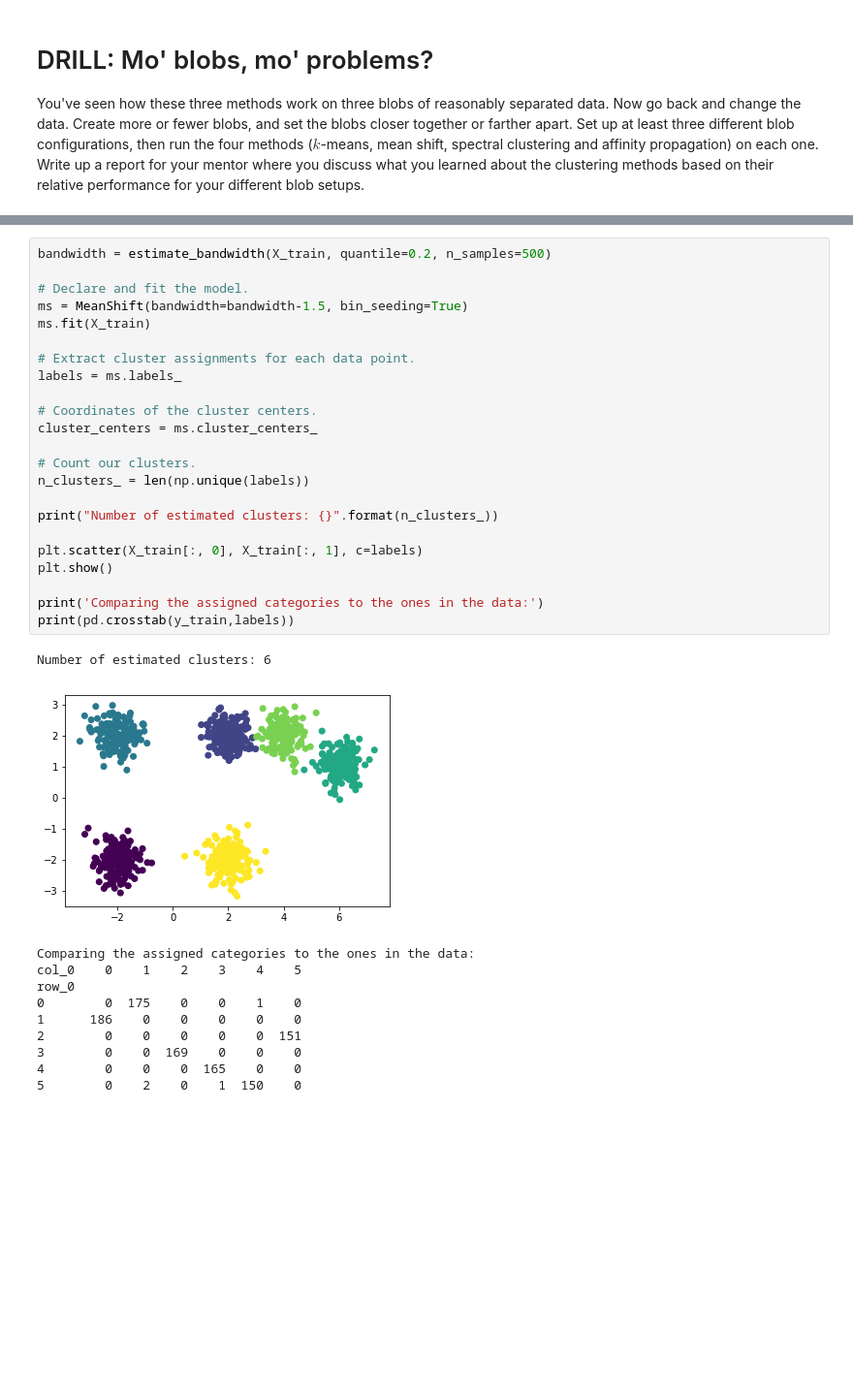
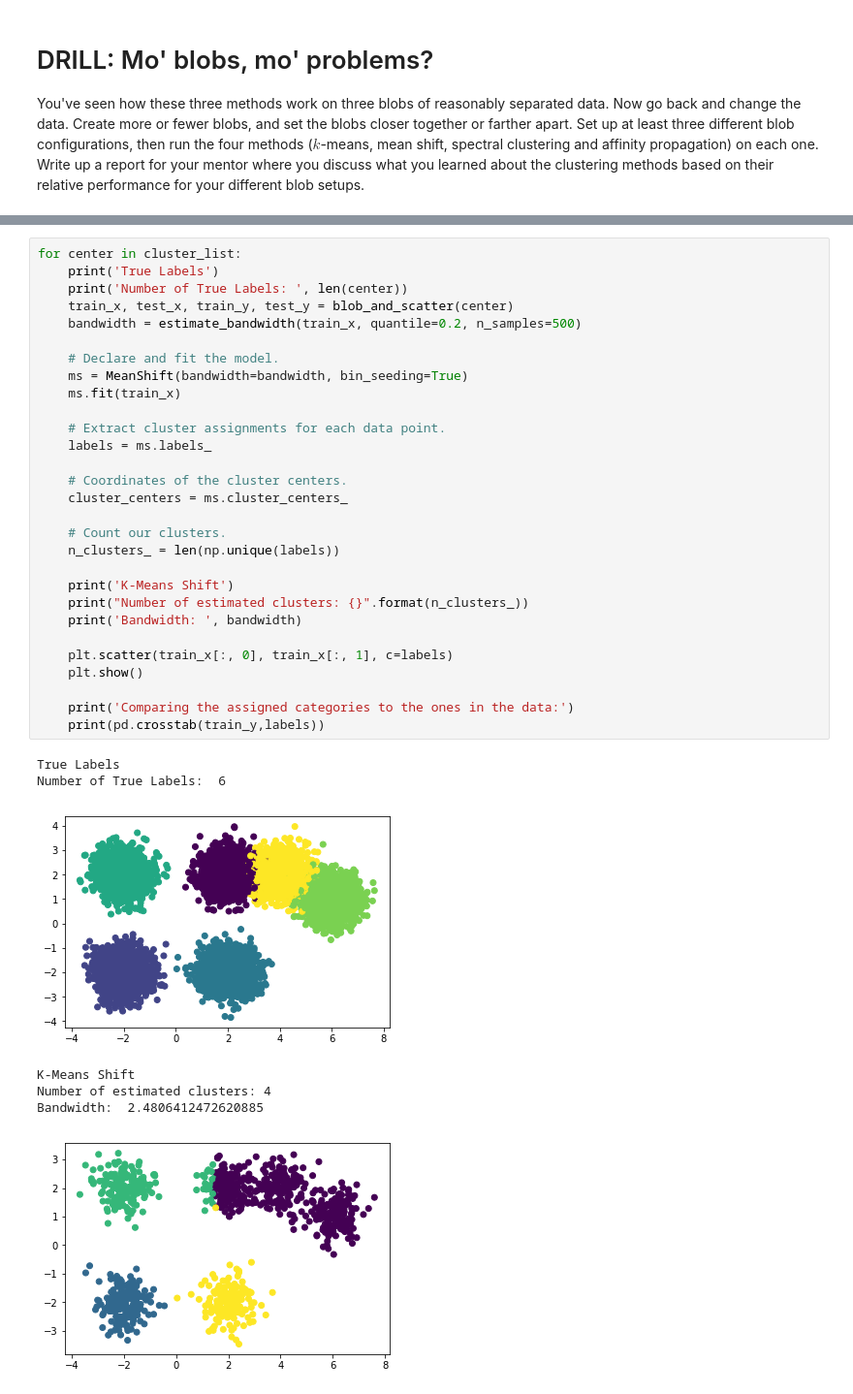
Before and after one commit to marshall7m/thinkful-data-science, a Jupyter notebook: unsupervised_clustering/other_approaches_to_clustering (1).ipynb, the cells around one changed output, grey strips where cells are left out. Shown at 97% size. Saved outputs shown, nothing was run; the diff lists cells and outputs as text; blank space fills up the shorter version.

```diff
--- a/unsupervised_clustering/other_approaches_to_clustering (1).ipynb
+++ b/unsupervised_clustering/other_approaches_to_clustering (1).ipynb
@@ -239,35 +243,37 @@ X_train, X_test, y_train, y_test = train_test_split(
 # %%
-bandwidth = estimate_bandwidth(X_train, quantile=0.2, n_samples=500)
+for center in cluster_list:
+    print('True Labels')
+    print('Number of True Labels: ', len(center))
+    train_x, test_x, train_y, test_y = blob_and_scatter(center)
+    bandwidth = estimate_bandwidth(train_x, quantile=0.2, n_samples=500)
 
-# Declare and fit the model.
-ms = MeanShift(bandwidth=bandwidth-1.5, bin_seeding=True)
-ms.fit(X_train)
+    # Declare and fit the model.
+    ms = MeanShift(bandwidth=bandwidth, bin_seeding=True)
+    ms.fit(train_x)
 
-# Extract cluster assignments for each data point.
-labels = ms.labels_
+    # Extract cluster assignments for each data point.
+    labels = ms.labels_
 
-# Coordinates of the cluster centers.
-cluster_centers = ms.cluster_centers_
+    # Coordinates of the cluster centers.
+    cluster_centers = ms.cluster_centers_
 
-# Count our clusters.
-n_clusters_ = len(np.unique(labels))
+    # Count our clusters.
+    n_clusters_ = len(np.unique(labels))
 
-print("Number of estimated clusters: {}".format(n_clusters_))
+    print('K-Means Shift')
+    print("Number of estimated clusters: {}".format(n_clusters_))
+    print('Bandwidth: ', bandwidth)
 
-plt.scatter(X_train[:, 0], X_train[:, 1], c=labels)
-plt.show()
+    plt.scatter(train_x[:, 0], train_x[:, 1], c=labels)
+    plt.show()
 
-print('Comparing the assigned categories to the ones in the data:')
-print(pd.crosstab(y_train,labels))
+    print('Comparing the assigned categories to the ones in the data:')
+    print(pd.crosstab(train_y,labels))
 # %% [output]
-Number of estimated clusters: 6
+True Labels
+Number of True Labels:  6
-[figure, old version]
+[figure, new version]
-Comparing the assigned categories to the ones in the data:
-col_0    0    1    2    3    4    5
-row_0
-0        0  175    0    0    1    0
-1      186    0    0    0    0    0
-2        0    0    0    0    0  151
-3        0    0  169    0    0    0
-4        0    0    0  165    0    0
-5        0    2    0    1  150    0
+K-Means Shift
+Number of estimated clusters: 4
+Bandwidth:  2.4806412472620885
+[figure, added]
```
Also changed, not shown: parts of 13 cells of this notebook, 2 other files.
